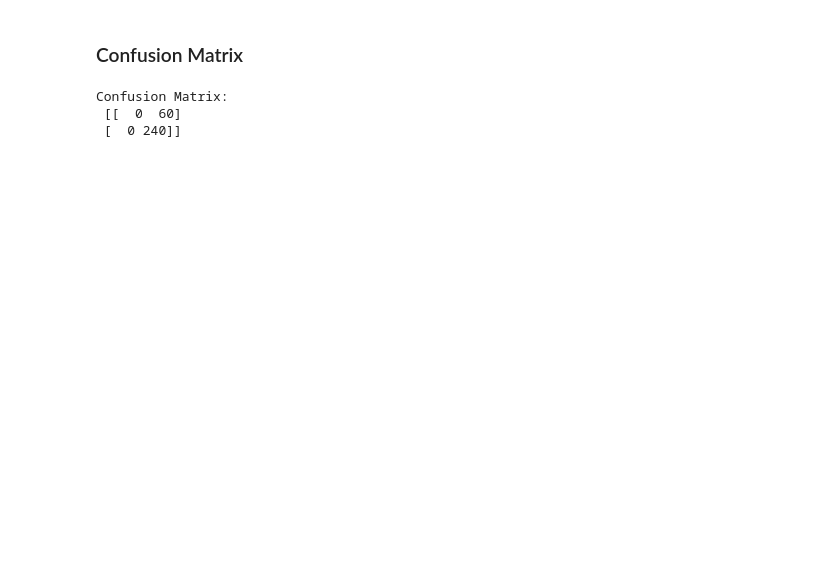
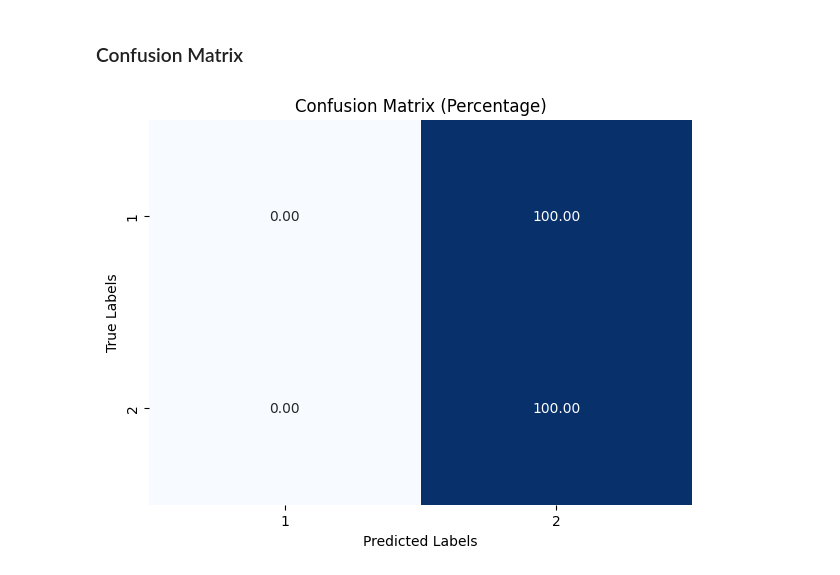
Before and after one commit to RakshithaKalkura/IML-project-dec-2024, a Jupyter notebook: referenceTemplate/case2/nonlinear.ipynb, the cells around one changed output. Drawn from its saved outputs; the diff is of its cells as text; code cells hidden in the pictures; blank space fills up the shorter version.

```diff
--- a/referenceTemplate/case2/nonlinear.ipynb
+++ b/referenceTemplate/case2/nonlinear.ipynb
@@ -401,10 +283,29 @@ Mean F-measure: 0.44
 # %% [markdown]
 ### Confusion Matrix
-# %%
-from sklearn.metrics import confusion_matrix
-cm = confusion_matrix(test_labels, predictions)
-print("Confusion Matrix:\n", cm)
-# %% [output]
-Confusion Matrix:
- [[  0  60]
- [  0 240]]
+# %%
+import numpy as np
+import seaborn as sns
+import matplotlib.pyplot as plt
+from sklearn.metrics import confusion_matrix
+from sklearn.preprocessing import StandardScaler
+
+# Calculate confusion matrix and plot it
+def plot_confusion_matrix(y_true, y_pred, labels=[1, 2]):
+    # Compute confusion matrix
+    cm = confusion_matrix(y_true, y_pred, labels=labels)
+
+    # Normalize confusion matrix to percentage
+    cm_percentage = cm.astype('float') / cm.sum(axis=1)[:, np.newaxis] * 100
+
+    # Plot confusion matrix
+    plt.figure(figsize=(7, 5))
+    sns.heatmap(cm_percentage, annot=True, fmt='.2f', cmap='Blues', xticklabels=labels, yticklabels=labels, cbar=False)
+    plt.title('Confusion Matrix (Percentage)')
+    plt.xlabel('Predicted Labels')
+    plt.ylabel('True Labels')
+    plt.show()
+
+# Plot confusion matrix based on test data performance
+plot_confusion_matrix(y_test, y_test_pred, labels=[1, 2])
+# %% [output]
+[figure, added]
```
Also changed, not shown: parts of 10 cells of this notebook.
